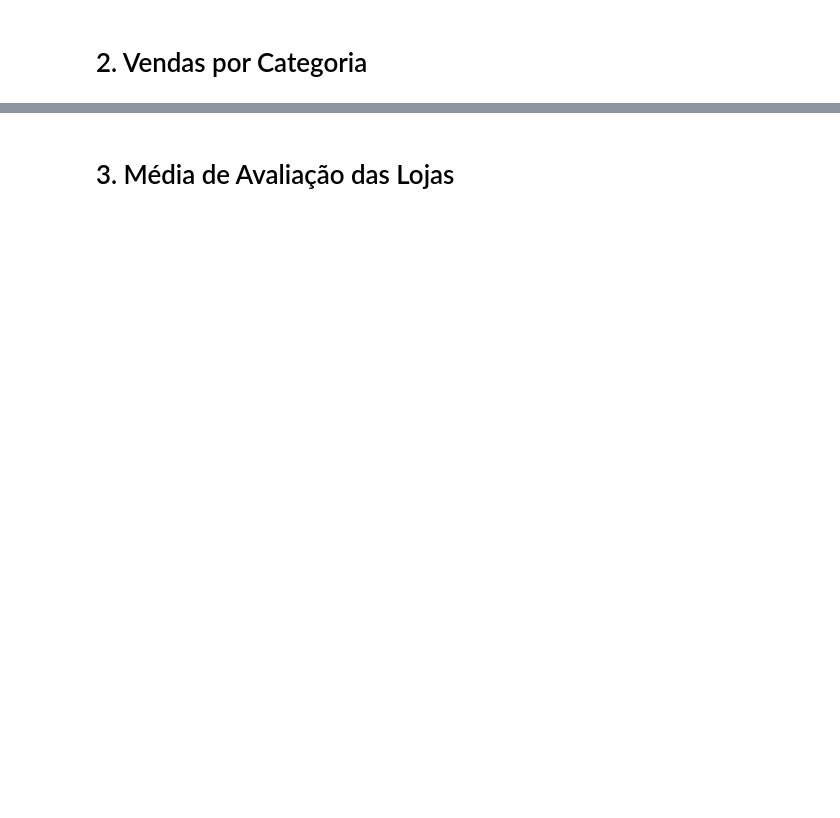
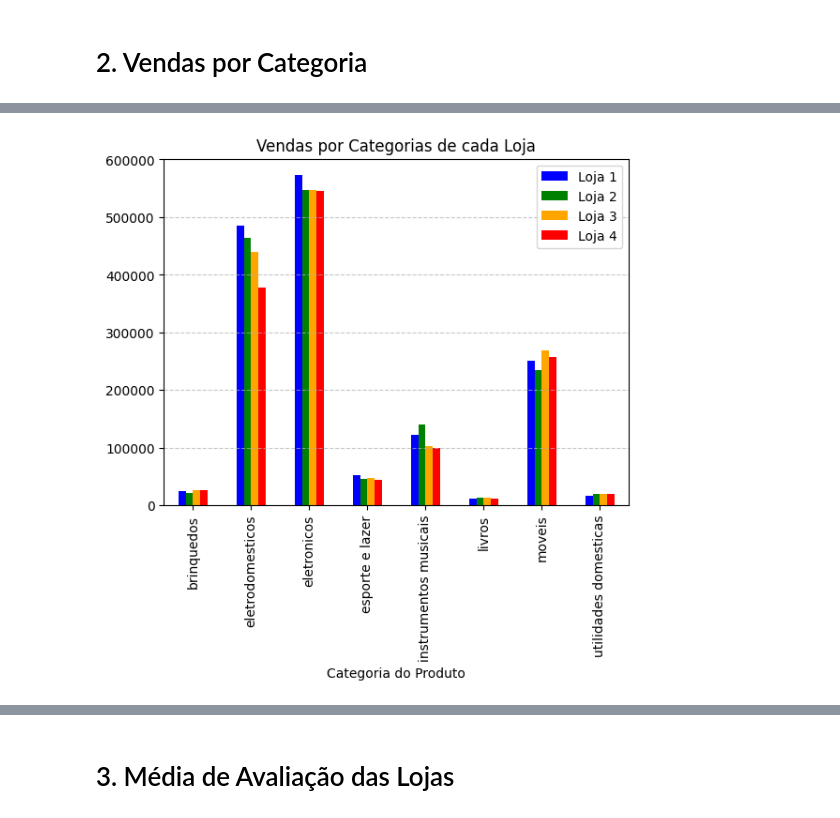
Before and after one commit to mauricioaalmeida/-challenge1-data-science-, a Jupyter notebook: AluraStoreBr.ipynb, the cells around one changed output, grey strips where cells are left out. Cells and saved outputs as stored; diff of their text form; code cells hidden in the pictures; blank space fills up the shorter version.

```diff
--- a/AluraStoreBr.ipynb
+++ b/AluraStoreBr.ipynb
@@ -144,0 +305,5 @@ plt.show()
+# %%
+# Agrupando por Loja, categoria e Faturamento
+cat_fat_loja = lojas.groupby(['Loja','Categoria do Produto'])['Preço'].sum()
+cat_fat_loja = cat_fat_loja.sort_values(ascending=False).unstack(level='Loja')
+cat_fat_loja
@@ -144,0 +321,9 @@ plt.show()
+# %%
+cores = ['blue','green','orange','red']
+cat_fat_loja.plot(kind='bar', color=cores)
+plt.title('Vendas por Categorias de cada Loja')
+plt.grid(axis='y', linestyle='--', alpha=0.7)
+plt.legend(loc='upper right')
+plt.show()
+# %% [output]
+[figure, added]
```
Also changed, not shown: parts of 46 cells of this notebook.
